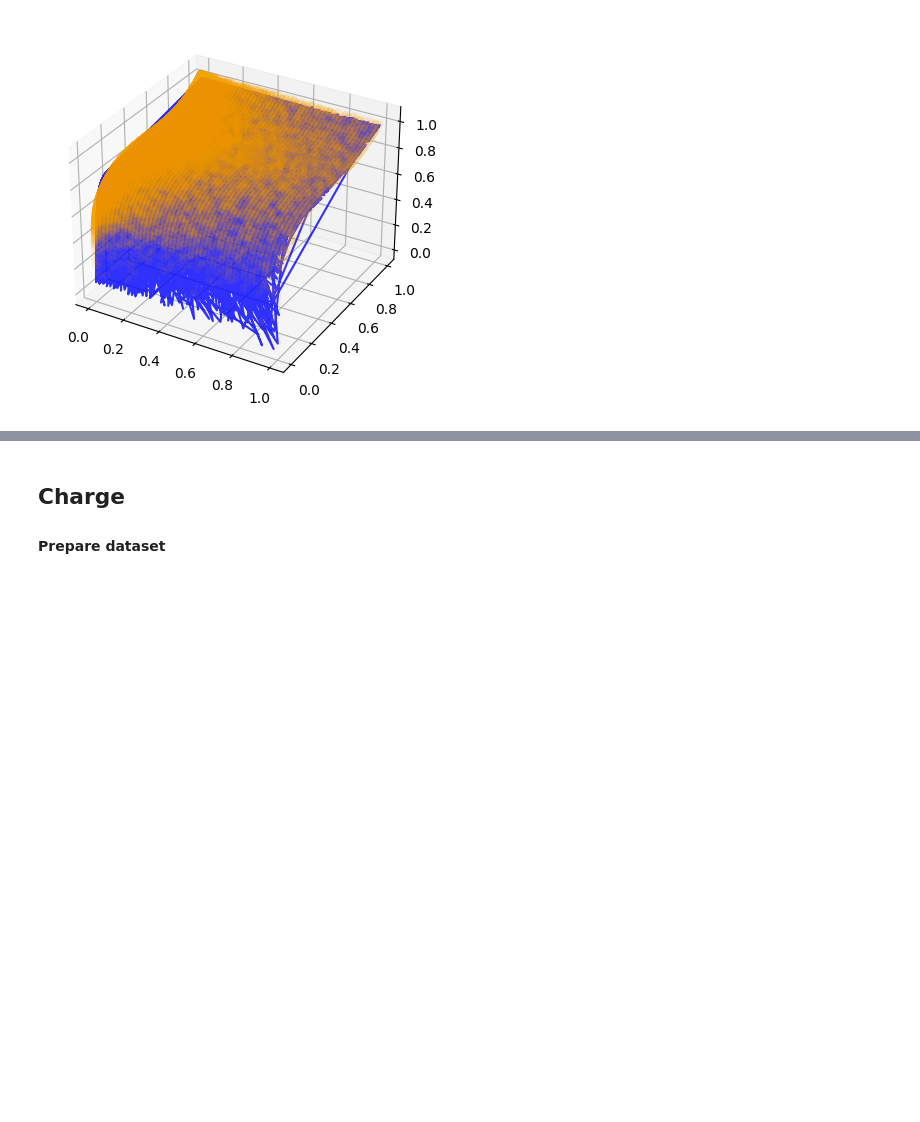
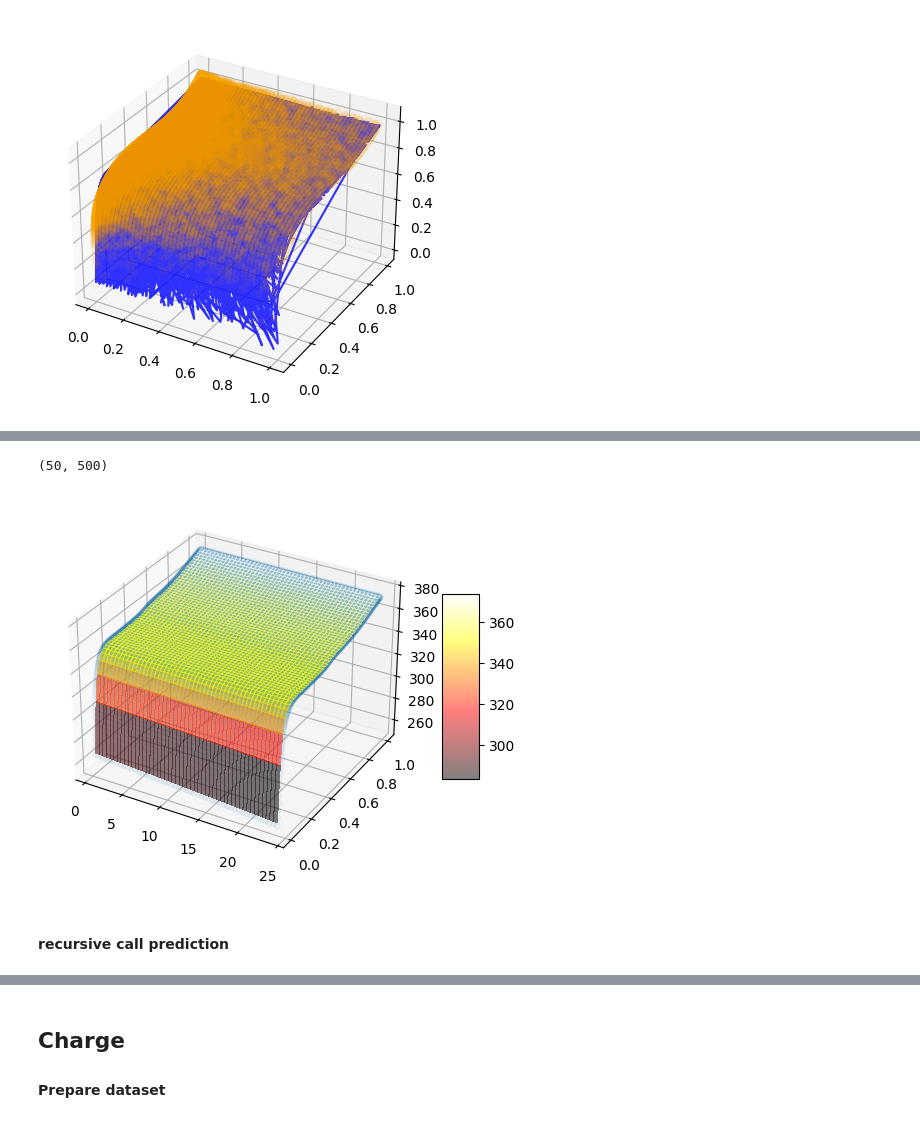
Before and after one commit to jarviskroos7/pev_intelligent_charging_control, a Jupyter notebook: battery/Batt_modeling.ipynb, the cells around one changed output, grey strips where cells are left out. Saved outputs shown, nothing was run; the diff lists cells and outputs as text; code cells hidden in the pictures; blank space fills up the shorter version.

Commit message:
add FNN model

```diff
--- a/battery/Batt_modeling.ipynb
+++ b/battery/Batt_modeling.ipynb
@@ -315,0 +386,30 @@ plt.show()
+# %%
+import tensorflow as tf
+from keras.layers import Dense
+from tensorflow.keras import optimizers
+from tensorflow.keras.optimizers import SGD
+from keras.initializers import RandomNormal, RandomUniform
+
+def purelin(x):
+    return x
+
+single_feature_normalizer = tf.keras.layers.Normalization(axis=None)
+feature = tf.random.normal((314, 1))
+single_feature_normalizer.adapt(feature)
+
+FNN = tf.keras.models.Sequential([
+    tf.keras.layers.Input(shape=(1,)),
+    single_feature_normalizer,
+    tf.keras.layers.Dense(1)
+])
+
+#add model layers
+
+FNN.add(Dense(1, activation=purelin, kernel_initializer=RandomNormal(stddev=0.01), bias_initializer=RandomNormal(stddev=0.01)))
+FNN.add(Dense(20, activation = 'relu'))
+FNN.add(Dense(8, activation = 'sigmoid'))
+FNN.add(Dense(5, activation = 'relu'))
+FNN.add(Dense(1, activation=purelin))
+sgd_optimizer = SGD(momentum=0.9)
+FNN.compile(optimizer='adam', loss='mean_squared_error', metrics=['accuracy'])
+historyFNN = FNN.fit(nn_input, nn_output, batch_size=30, epochs=30)
@@ -315,0 +436,2 @@ plt.show()
+# %%
+testPredictFNN = FNN.predict(nn_input)
@@ -315,0 +440,5 @@ plt.show()
+# %%
+testPredictFNN_reshape = testPredictFNN.reshape(voltage_array.shape[0], (voltage_array.shape[1]-1))
+testPredictFNN_reshape.shape
+# %% [output]
+(50, 500)
@@ -315,0 +449,13 @@ plt.show()
+# %%
+from matplotlib import cm
+
+fig = plt.figure()
+ax = fig.add_subplot(projection='3d')
+ax.scatter(current_array[:,1:], SOC_array[:,1:], testPredictFNN_reshape, alpha=0.05)
+surf = ax.plot_surface(current_array[:,1:], SOC_array[:,1:], voltage_array[:,1:], cmap=cm.hot, alpha=0.5, linewidth=0, antialiased=False)
+fig.colorbar(surf, shrink=0.5, aspect=5)
+plt.show()
+# %% [output]
+[figure, added]
+# %% [markdown]
+#### recursive call prediction
```
Also changed, not shown: parts of 104 cells of this notebook.
